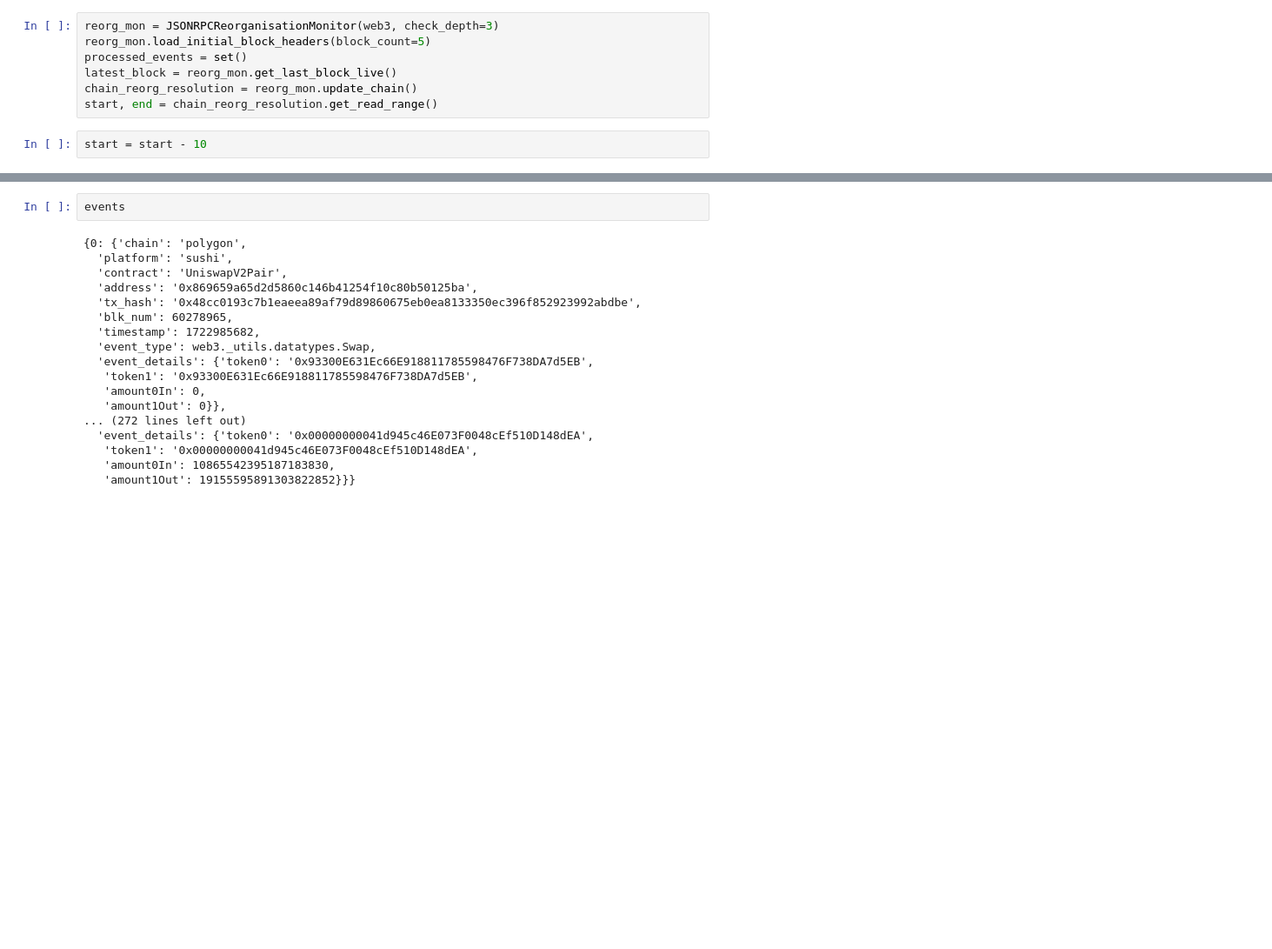
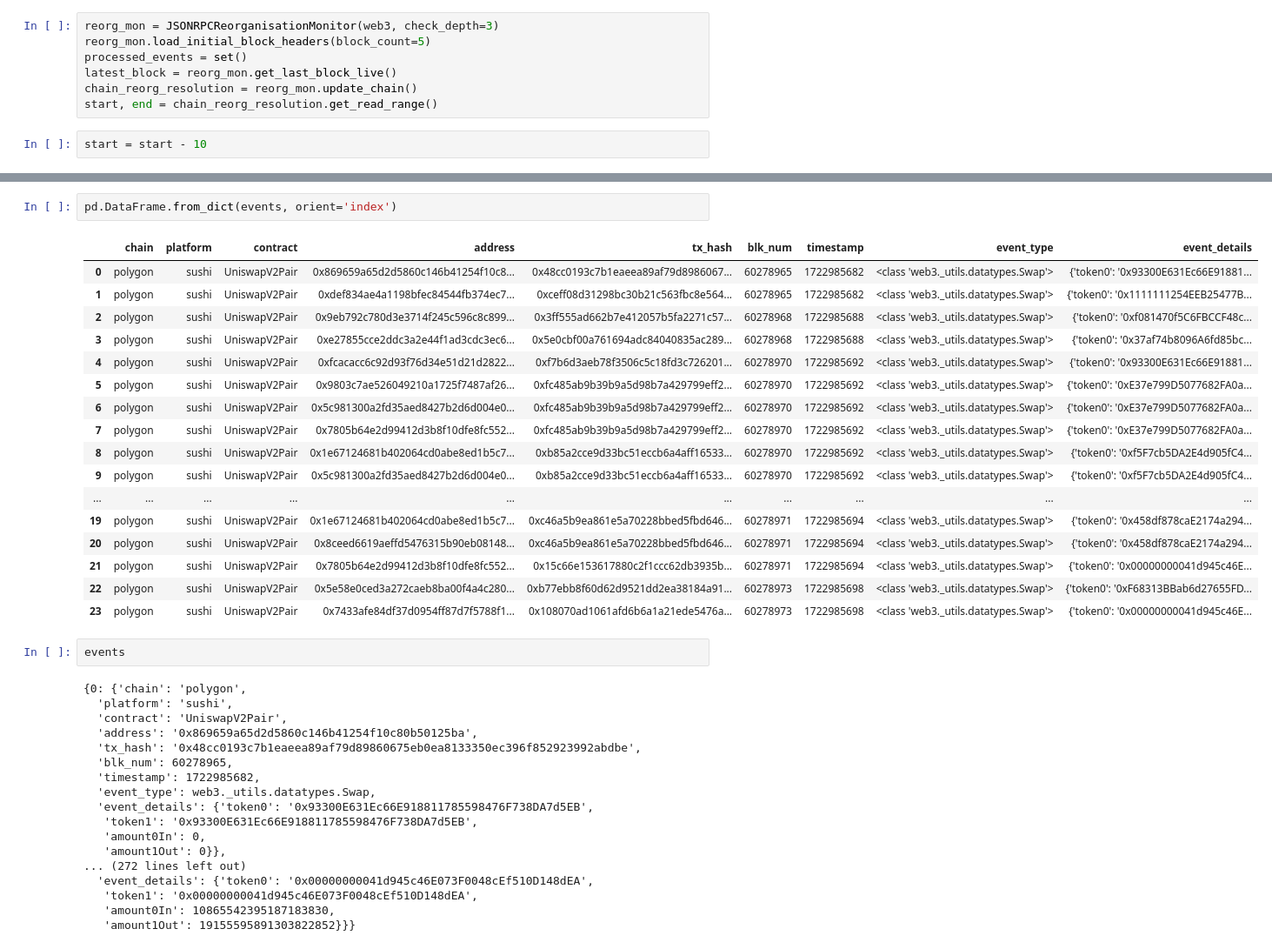
Before and after one commit to SYS-Labs/pachira-python, a Jupyter notebook: notebook/sushi/univ2_swap.ipynb, the cells around one changed output, grey strips where cells are left out. Shown at 87% size. Saved outputs shown, nothing was run; the diff lists cells and outputs as text; blank space fills up the shorter version.

```diff
--- a/notebook/sushi/univ2_swap.ipynb
+++ b/notebook/sushi/univ2_swap.ipynb
@@ -79,6 +80,26 @@ Swap at block:60,278,971 tx:0x15c66e153617880c2f1ccc62db3935bbbf40a6e99ce859539c
 Swap at block:60,278,973 tx:0xb77ebb8f60d62d9521dd2ea38184a9175b9af920d1d0e428b87773f548977aa0
 Swap at block:60,278,973 tx:0x108070ad1061afd6b6a1a21ede5476a466ee171ce5affc6db5f050aa2272dc6c
 .
+# %%
+pd.DataFrame.from_dict(events, orient='index')
+# %% [output]
+|  | chain | platform | contract | address | tx_hash | blk_num | timestamp | event_type | event_details |
+| 0 | polygon | sushi | UniswapV2Pair | 0x869659a65d2d5860c146b41254f10c8... | 0x48cc0193c7b1eaeea89af79d8986067... | 60278965 | 1722985682 | <class 'web3._utils.datatypes.Swap'> | {'token0': '0x93300E631Ec66E91881... |
+| 1 | polygon | sushi | UniswapV2Pair | 0xdef834ae4a1198bfec84544fb374ec7... | 0xceff08d31298bc30b21c563fbc8e564... | 60278965 | 1722985682 | <class 'web3._utils.datatypes.Swap'> | {'token0': '0x1111111254EEB25477B... |
+| 2 | polygon | sushi | UniswapV2Pair | 0x9eb792c780d3e3714f245c596c8c899... | 0x3ff555ad662b7e412057b5fa2271c57... | 60278968 | 1722985688 | <class 'web3._utils.datatypes.Swap'> | {'token0': '0xf081470f5C6FBCCF48c... |
+| 3 | polygon | sushi | UniswapV2Pair | 0xe27855cce2ddc3a2e44f1ad3cdc3ec6... | 0x5e0cbf00a761694adc84040835ac289... | 60278968 | 1722985688 | <class 'web3._utils.datatypes.Swap'> | {'token0': '0x37af74b8096A6fd85bc... |
+| 4 | polygon | sushi | UniswapV2Pair | 0xfcacacc6c92d93f76d34e51d21d2822... | 0xf7b6d3aeb78f3506c5c18fd3c726201... | 60278970 | 1722985692 | <class 'web3._utils.datatypes.Swap'> | {'token0': '0x93300E631Ec66E91881... |
+| 5 | polygon | sushi | UniswapV2Pair | 0x9803c7ae526049210a1725f7487af26... | 0xfc485ab9b39b9a5d98b7a429799eff2... | 60278970 | 1722985692 | <class 'web3._utils.datatypes.Swap'> | {'token0': '0xE37e799D5077682FA0a... |
+| 6 | polygon | sushi | UniswapV2Pair | 0x5c981300a2fd35aed8427b2d6d004e0... | 0xfc485ab9b39b9a5d98b7a429799eff2... | 60278970 | 1722985692 | <class 'web3._utils.datatypes.Swap'> | {'token0': '0xE37e799D5077682FA0a... |
+| 7 | polygon | sushi | UniswapV2Pair | 0x7805b64e2d99412d3b8f10dfe8fc552... | 0xfc485ab9b39b9a5d98b7a429799eff2... | 60278970 | 1722985692 | <class 'web3._utils.datatypes.Swap'> | {'token0': '0xE37e799D5077682FA0a... |
+| 8 | polygon | sushi | UniswapV2Pair | 0x1e67124681b402064cd0abe8ed1b5c7... | 0xb85a2cce9d33bc51eccb6a4aff16533... | 60278970 | 1722985692 | <class 'web3._utils.datatypes.Swap'> | {'token0': '0xf5F7cb5DA2E4d905fC4... |
+| 9 | polygon | sushi | UniswapV2Pair | 0x5c981300a2fd35aed8427b2d6d004e0... | 0xb85a2cce9d33bc51eccb6a4aff16533... | 60278970 | 1722985692 | <class 'web3._utils.datatypes.Swap'> | {'token0': '0xf5F7cb5DA2E4d905fC4... |
+| ... | ... | ... | ... | ... | ... | ... | ... | ... | ... |
+| 19 | polygon | sushi | UniswapV2Pair | 0x1e67124681b402064cd0abe8ed1b5c7... | 0xc46a5b9ea861e5a70228bbed5fbd646... | 60278971 | 1722985694 | <class 'web3._utils.datatypes.Swap'> | {'token0': '0x458df878caE2174a294... |
+| 20 | polygon | sushi | UniswapV2Pair | 0x8ceed6619aeffd5476315b90eb08148... | 0xc46a5b9ea861e5a70228bbed5fbd646... | 60278971 | 1722985694 | <class 'web3._utils.datatypes.Swap'> | {'token0': '0x458df878caE2174a294... |
+| 21 | polygon | sushi | UniswapV2Pair | 0x7805b64e2d99412d3b8f10dfe8fc552... | 0x15c66e153617880c2f1ccc62db3935b... | 60278971 | 1722985694 | <class 'web3._utils.datatypes.Swap'> | {'token0': '0x00000000041d945c46E... |
+| 22 | polygon | sushi | UniswapV2Pair | 0x5e58e0ced3a272caeb8ba00f4a4c280... | 0xb77ebb8f60d62d9521dd2ea38184a91... | 60278973 | 1722985698 | <class 'web3._utils.datatypes.Swap'> | {'token0': '0xF68313BBab6d27655FD... |
+| 23 | polygon | sushi | UniswapV2Pair | 0x7433afe84df37d0954ff87d7f5788f1... | 0x108070ad1061afd6b6a1a21ede5476a... | 60278973 | 1722985698 | <class 'web3._utils.datatypes.Swap'> | {'token0': '0x00000000041d945c46E... |
 # %%
 events
 # %% [output]
```
Also changed, not shown: parts of 2 cells of this notebook.
